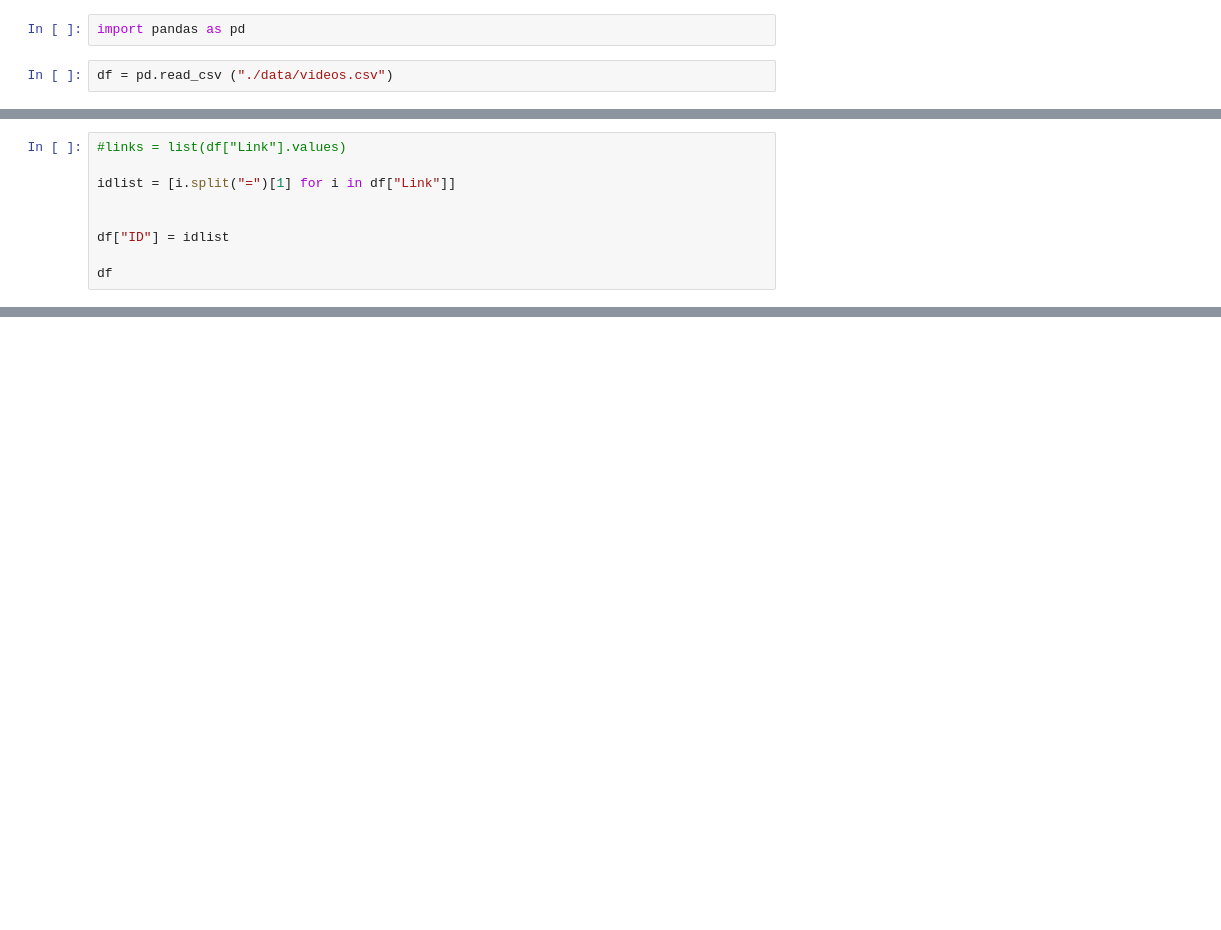
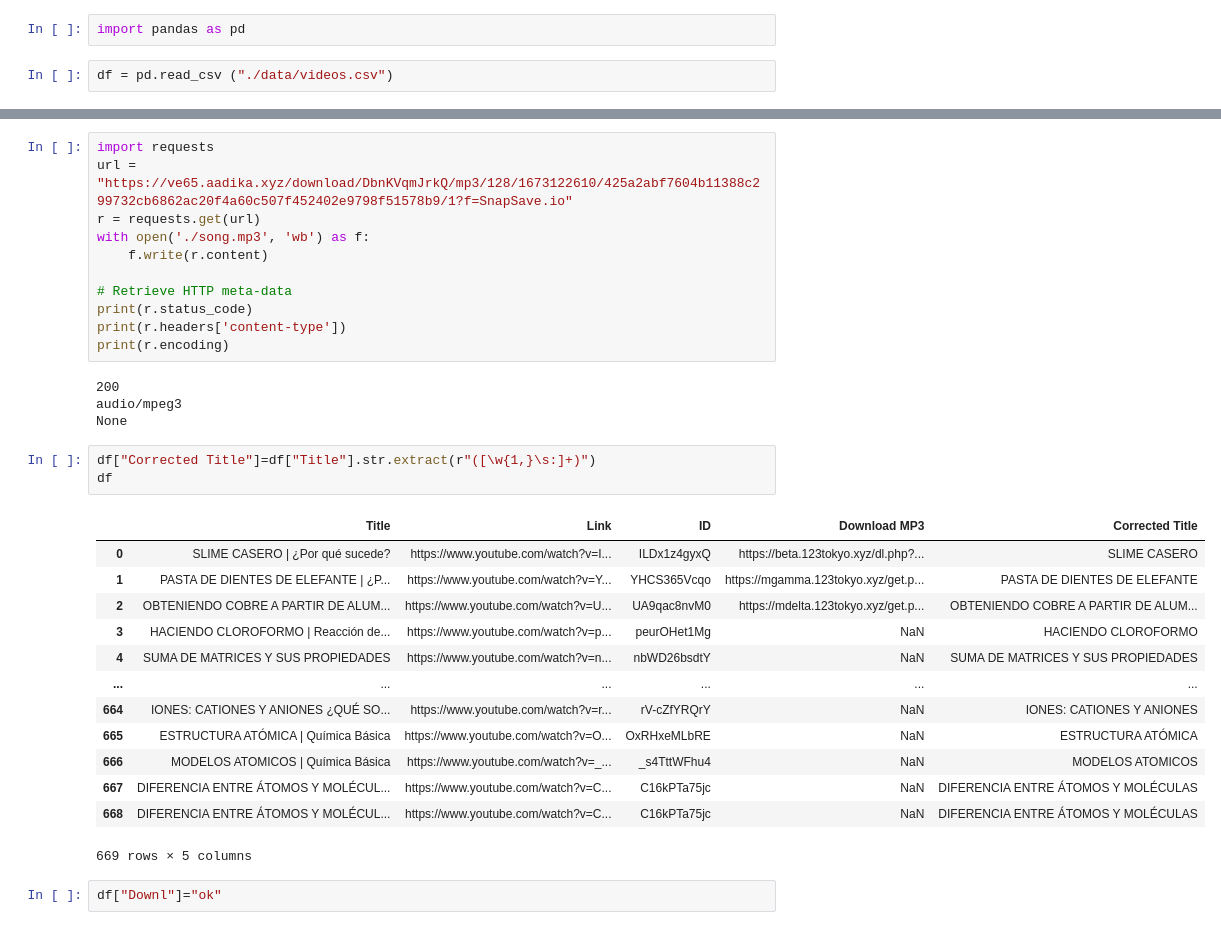
Before and after one commit to csuoc/breaking_vlad_audio_AI, a Jupyter notebook: Untitled.ipynb, the cells around one changed output, grey strips where cells are left out. Saved outputs shown, nothing was run; the diff lists cells and outputs as text; blank space fills up the shorter version.

Commit message:
Finished original audio downloading

```diff
--- a/Untitled.ipynb
+++ b/Untitled.ipynb
@@ -21,9 +20,0 @@ df
-# %%
-#links = list(df["Link"].values)
-
-idlist = [i.split("=")[1] for i in df["Link"]]
-
-
-df["ID"] = idlist
-
-df
@@ -84,0 +21,34 @@ urllist
+# %%
+import requests
+url = "https://ve65.aadika.xyz/download/DbnKVqmJrkQ/mp3/128/1673122610/425a2abf7604b11388c299732cb6862ac20f4a60c507f452402e9798f51578b9/1?f=SnapSave.io"
+r = requests.get(url)
+with open('./song.mp3', 'wb') as f:
+    f.write(r.content)
+
+# Retrieve HTTP meta-data
+print(r.status_code)
+print(r.headers['content-type'])
+print(r.encoding)
+# %% [output]
+200
+audio/mpeg3
+None
+# %%
+df["Corrected Title"]=df["Title"].str.extract(r"([\w{1,}\s:]+)")
+df
+# %% [output]
+|  | Title | Link | ID | Download MP3 | Corrected Title |
+| 0 | SLIME CASERO | ¿Por qué sucede? | https://www.youtube.com/watch?v=I... | ILDx1z4gyxQ | https://beta.123tokyo.xyz/dl.php?... | SLIME CASERO |
+| 1 | PASTA DE DIENTES DE ELEFANTE | ¿P... | https://www.youtube.com/watch?v=Y... | YHCS365Vcqo | https://mgamma.123tokyo.xyz/get.p... | PASTA DE DIENTES DE ELEFANTE |
+| 2 | OBTENIENDO COBRE A PARTIR DE ALUM... | https://www.youtube.com/watch?v=U... | UA9qac8nvM0 | https://mdelta.123tokyo.xyz/get.p... | OBTENIENDO COBRE A PARTIR DE ALUM... |
+| 3 | HACIENDO CLOROFORMO | Reacción de... | https://www.youtube.com/watch?v=p... | peurOHet1Mg | NaN | HACIENDO CLOROFORMO |
+| 4 | SUMA DE MATRICES Y SUS PROPIEDADES | https://www.youtube.com/watch?v=n... | nbWD26bsdtY | NaN | SUMA DE MATRICES Y SUS PROPIEDADES |
+| ... | ... | ... | ... | ... | ... |
+| 664 | IONES: CATIONES Y ANIONES ¿QUÉ SO... | https://www.youtube.com/watch?v=r... | rV-cZfYRQrY | NaN | IONES: CATIONES Y ANIONES |
+| 665 | ESTRUCTURA ATÓMICA | Química Básica | https://www.youtube.com/watch?v=O... | OxRHxeMLbRE | NaN | ESTRUCTURA ATÓMICA |
+| 666 | MODELOS ATOMICOS | Química Básica | https://www.youtube.com/watch?v=_... | _s4TttWFhu4 | NaN | MODELOS ATOMICOS |
+| 667 | DIFERENCIA ENTRE ÁTOMOS Y MOLÉCUL... | https://www.youtube.com/watch?v=C... | C16kPTa75jc | NaN | DIFERENCIA ENTRE ÁTOMOS Y MOLÉCULAS |
+| 668 | DIFERENCIA ENTRE ÁTOMOS Y MOLÉCUL... | https://www.youtube.com/watch?v=C... | C16kPTa75jc | NaN | DIFERENCIA ENTRE ÁTOMOS Y MOLÉCULAS |
+669 rows × 5 columns
+# %%
+df["Downl"]="ok"
```
Also changed, not shown: parts of 7 cells of this notebook, 2 other files.
